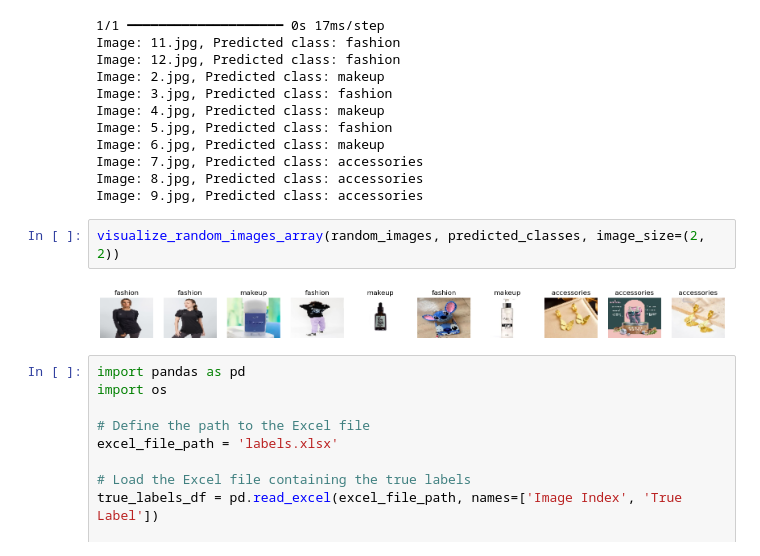
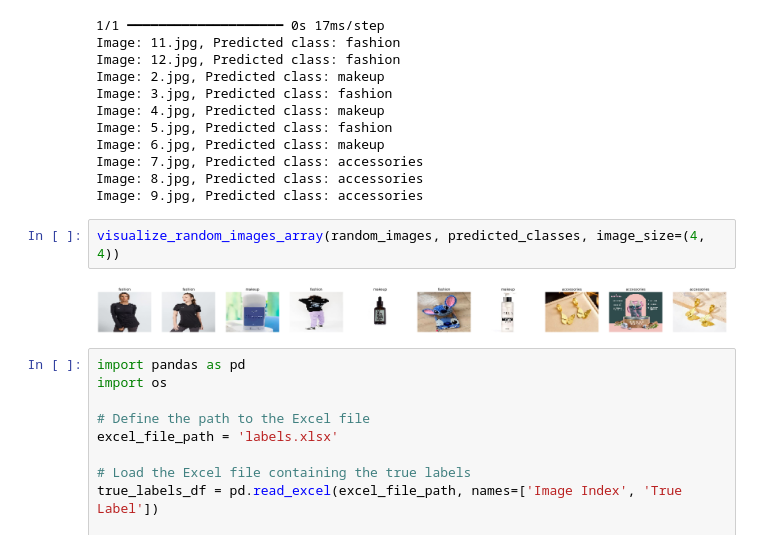
Before and after one commit to IbraheimTarek/Image-classifier-using-cnn-and-tensorflow, a Jupyter notebook: cnn_classifier.ipynb, the cells around one changed output. Saved outputs shown, nothing was run; the diff lists cells and outputs as text.

```diff
--- a/cnn_classifier.ipynb
+++ b/cnn_classifier.ipynb
@@ -235,9 +235,9 @@ Image: 7.jpg, Predicted class: accessories
 Image: 8.jpg, Predicted class: accessories
 Image: 9.jpg, Predicted class: accessories
 # %%
-visualize_random_images_array(random_images, predicted_classes, image_size=(2, 2))
+visualize_random_images_array(random_images, predicted_classes, image_size=(4, 4))
 # %% [output]
-[figure, old version]
+[figure, new version]
 # %%
 import pandas as pd
 import os
```
Also changed, not shown: parts of 1 cell of this notebook, 2 other files.
